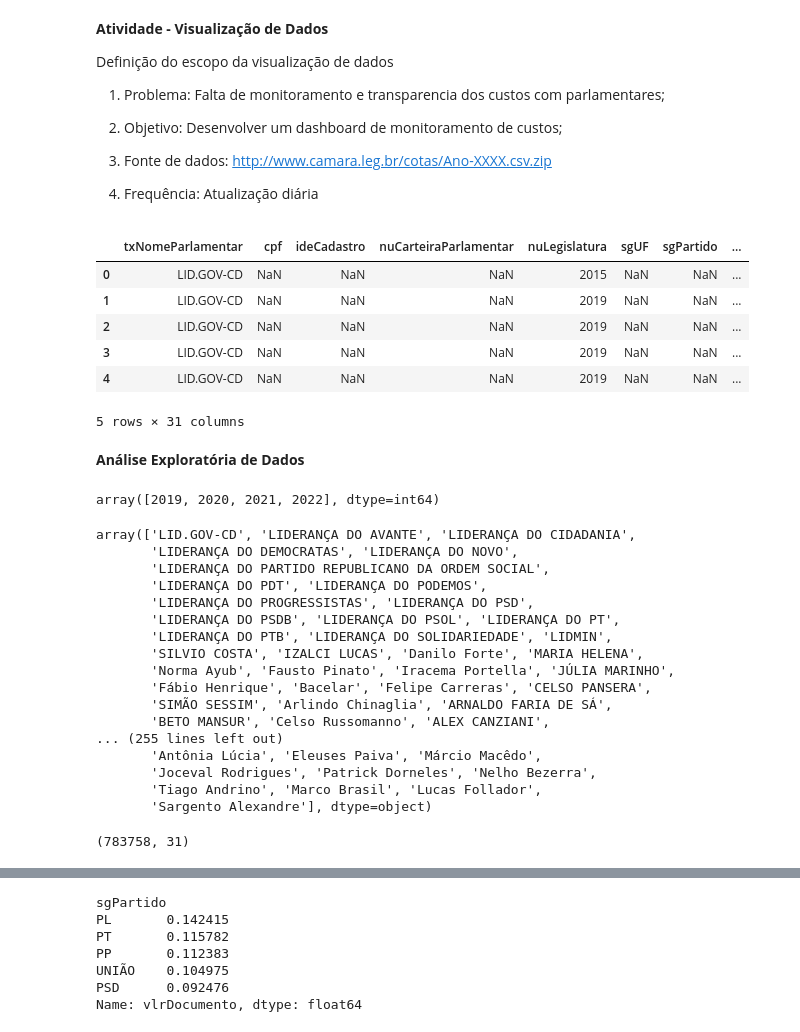
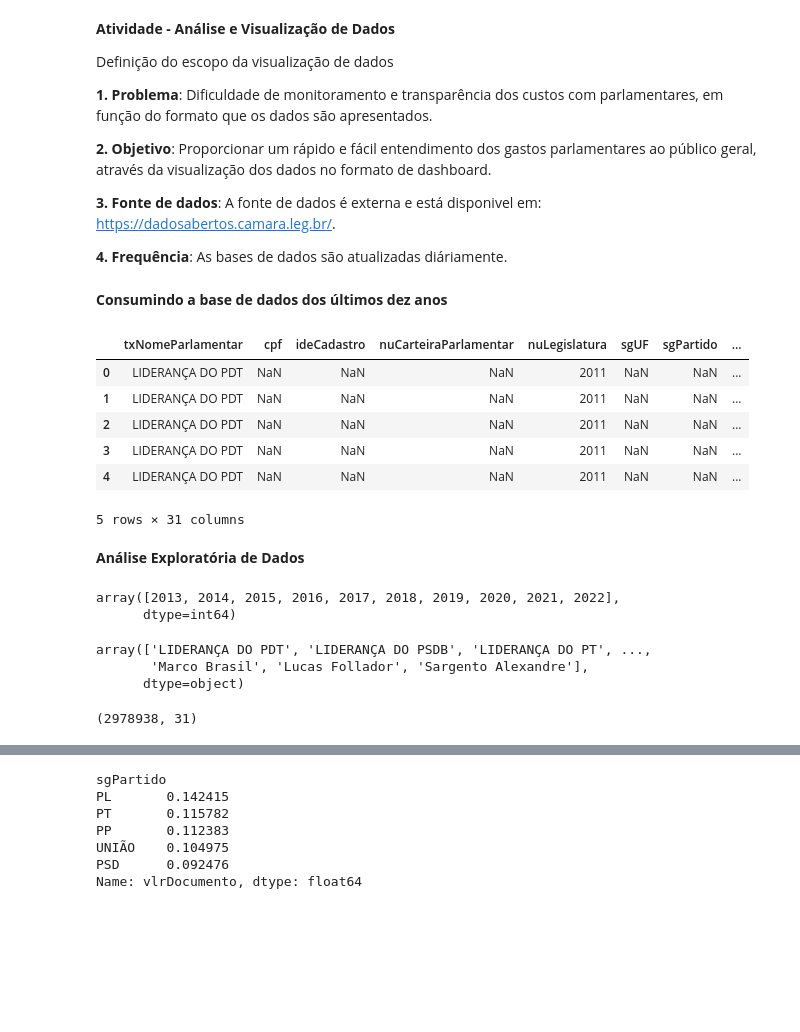
Before and after one commit to joaofranca13/camara-deputados-despesas, a Jupyter notebook: src/dataviz-dados-abertos-camara.ipynb, the cells around one changed output, grey strips where cells are left out. Saved outputs shown, nothing was run; the diff lists cells and outputs as text; code cells hidden in the pictures; blank space fills up the shorter version.

```diff
--- a/src/dataviz-dados-abertos-camara.ipynb
+++ b/src/dataviz-dados-abertos-camara.ipynb
@@ -1,3 +1,15 @@
+# %% [markdown]
+**Atividade - Análise e Visualização de Dados**
+
+Definição do escopo da visualização de dados
+
+**1. Problema**: Dificuldade de monitoramento e transparência dos custos com parlamentares, em função do formato que os dados são apresentados.
+
+**2. Objetivo**: Proporcionar um rápido e fácil entendimento dos gastos parlamentares ao público geral, através da visualização dos dados no formato de dashboard.
+
+**3. Fonte de dados**: A fonte de dados é externa e está disponivel em: https://dadosabertos.camara.leg.br/.
+
+**4. Frequência**: As bases de dados são atualizadas diáriamente.
 # %%
 #Importando bibliotecas utilizadas
 
@@ -10,69 +24,46 @@ import plotly.express as px
 import plotly.io as pio
 pio.renderers.default = "vscode"
 pio.renderers.default = "notebook"
-# %% [markdown]
-**Atividade - Visualização de Dados**
-
-Definição do escopo da visualização de dados
-
-1. Problema: Falta de monitoramento e transparencia dos custos com parlamentares;
-
-2. Objetivo: Desenvolver um dashboard de monitoramento de custos;
-
-3. Fonte de dados: http://www.camara.leg.br/cotas/Ano-XXXX.csv.zip
-
-4. Frequência: Atualização diária
+# %% [markdown]
+**Consumindo a base de dados dos últimos dez anos**
 # %%
 ano_corrente = 2022 + 1   #Ano inicial da base de dados
-inicio = ano_corrente - 4    #Ano final da base de dados
+inicio = ano_corrente - 10    #Ano final da base de dados
 
 anos = [*range(inicio, ano_corrente, 1)]
 consolidated_df = []
 
 for ano in anos:
     df = pd.read_csv("http://www.camara.leg.br/cotas/Ano-"+ str(ano) +".csv.zip", sep=";")
     consolidated_df.append(df)
 
 consolidated_df = pd.concat(consolidated_df)
 consolidated_df.head()
 # %% [output]
 |  | txNomeParlamentar | cpf | ideCadastro | nuCarteiraParlamentar | nuLegislatura | sgUF | sgPartido | ... |
-| 0 | LID.GOV-CD | NaN | NaN | NaN | 2015 | NaN | NaN | ... |
-| 1 | LID.GOV-CD | NaN | NaN | NaN | 2019 | NaN | NaN | ... |
-| 2 | LID.GOV-CD | NaN | NaN | NaN | 2019 | NaN | NaN | ... |
-| 3 | LID.GOV-CD | NaN | NaN | NaN | 2019 | NaN | NaN | ... |
-| 4 | LID.GOV-CD | NaN | NaN | NaN | 2019 | NaN | NaN | ... |
+| 0 | LIDERANÇA DO PDT | NaN | NaN | NaN | 2011 | NaN | NaN | ... |
+| 1 | LIDERANÇA DO PDT | NaN | NaN | NaN | 2011 | NaN | NaN | ... |
+| 2 | LIDERANÇA DO PDT | NaN | NaN | NaN | 2011 | NaN | NaN | ... |
+| 3 | LIDERANÇA DO PDT | NaN | NaN | NaN | 2011 | NaN | NaN | ... |
+| 4 | LIDERANÇA DO PDT | NaN | NaN | NaN | 2011 | NaN | NaN | ... |
 5 rows × 31 columns
 # %% [markdown]
 **Análise Exploratória de Dados**
 # %%
 consolidated_df["numAno"].unique()
 # %% [output]
-array([2019, 2020, 2021, 2022], dtype=int64)
+array([2013, 2014, 2015, 2016, 2017, 2018, 2019, 2020, 2021, 2022],
+      dtype=int64)
 # %%
 consolidated_df["txNomeParlamentar"].unique()
 # %% [output]
-array(['LID.GOV-CD', 'LIDERANÇA DO AVANTE', 'LIDERANÇA DO CIDADANIA',
-       'LIDERANÇA DO DEMOCRATAS', 'LIDERANÇA DO NOVO',
-       'LIDERANÇA DO PARTIDO REPUBLICANO DA ORDEM SOCIAL',
-       'LIDERANÇA DO PDT', 'LIDERANÇA DO PODEMOS',
-       'LIDERANÇA DO PROGRESSISTAS', 'LIDERANÇA DO PSD',
-       'LIDERANÇA DO PSDB', 'LIDERANÇA DO PSOL', 'LIDERANÇA DO PT',
-       'LIDERANÇA DO PTB', 'LIDERANÇA DO SOLIDARIEDADE', 'LIDMIN',
-       'SILVIO COSTA', 'IZALCI LUCAS', 'Danilo Forte', 'MARIA HELENA',
-       'Norma Ayub', 'Fausto Pinato', 'Iracema Portella', 'JÚLIA MARINHO',
-       'Fábio Henrique', 'Bacelar', 'Felipe Carreras', 'CELSO PANSERA',
-       'SIMÃO SESSIM', 'Arlindo Chinaglia', 'ARNALDO FARIA DE SÁ',
-       'BETO MANSUR', 'Celso Russomanno', 'ALEX CANZIANI',
-... (255 lines left out)
-       'Antônia Lúcia', 'Eleuses Paiva', 'Márcio Macêdo',
-       'Joceval Rodrigues', 'Patrick Dorneles', 'Nelho Bezerra',
-       'Tiago Andrino', 'Marco Brasil', 'Lucas Follador',
-       'Sargento Alexandre'], dtype=object)
+array(['LIDERANÇA DO PDT', 'LIDERANÇA DO PSDB', 'LIDERANÇA DO PT', ...,
+       'Marco Brasil', 'Lucas Follador', 'Sargento Alexandre'],
+      dtype=object)
 # %%
 consolidated_df.shape #Formato do dataframe (linhas, colunas)
 # %% [output]
-(783758, 31)
+(2978938, 31)
 # %%
 consolidated_df.info() #Colunas do dataframe
 # %% [output]
```
Also changed, not shown: parts of 15 cells of this notebook.
